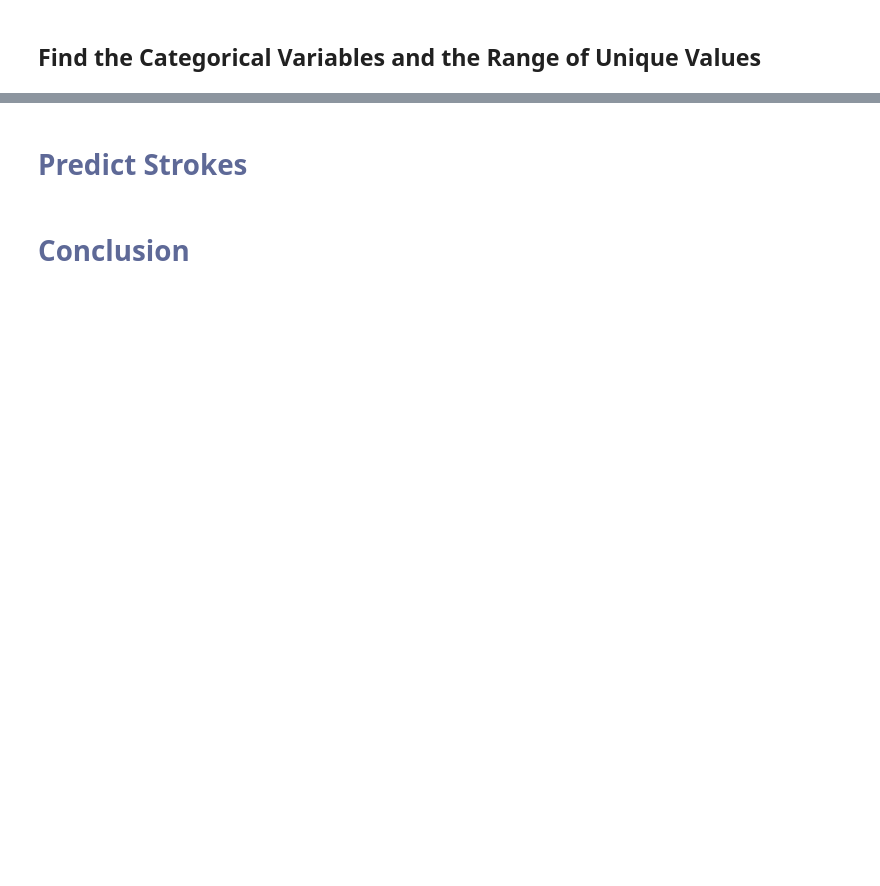
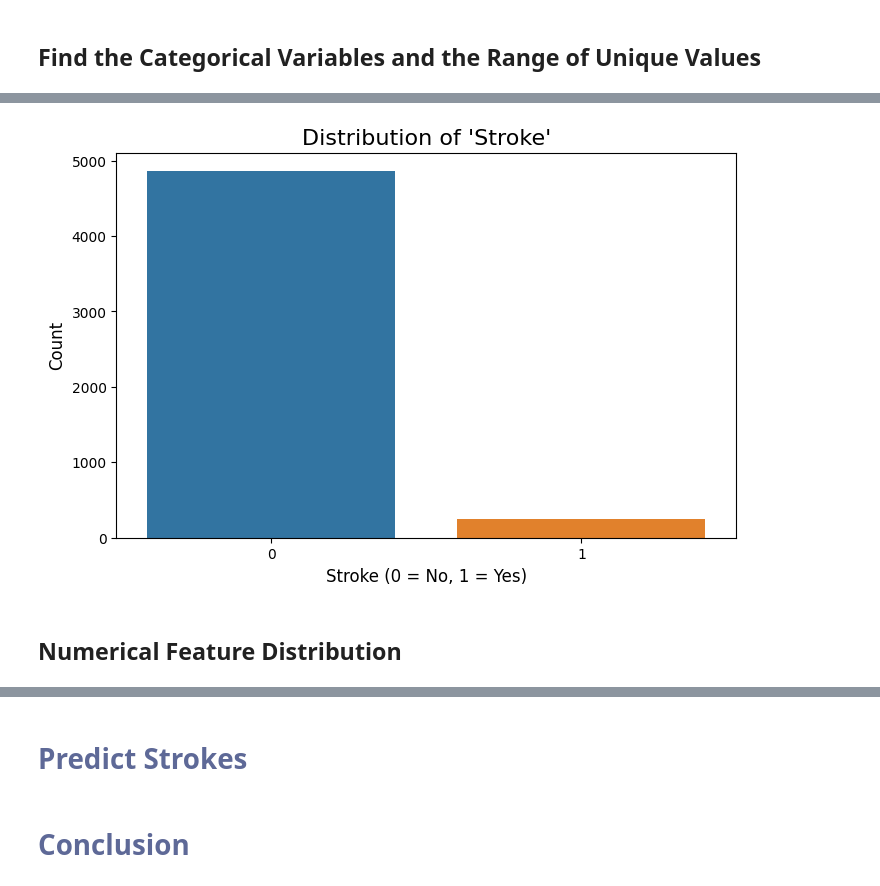
Before and after one commit to johnpospisil/stroke-prediction, a Jupyter notebook: stroke-prediction.ipynb, the cells around one changed output, grey strips where cells are left out. Drawn from its saved outputs; the diff is of its cells as text; code cells hidden in the pictures; blank space fills up the shorter version.

```diff
--- a/stroke-prediction.ipynb
+++ b/stroke-prediction.ipynb
@@ -122,0 +146,12 @@ for column in categorical_columns:
+# %%
+# Plot the distribution of 'stroke'
+plt.figure(figsize=(8, 5))
+sns.countplot(data=df, x='stroke')
+plt.title("Distribution of 'Stroke'", fontsize=16)
+plt.xlabel("Stroke (0 = No, 1 = Yes)", fontsize=12)
+plt.ylabel("Count", fontsize=12)
+plt.show()
+# %% [output]
+[figure, added]
+# %% [markdown]
+## Numerical Feature Distribution
```
Also changed, not shown: parts of 12 cells of this notebook.
